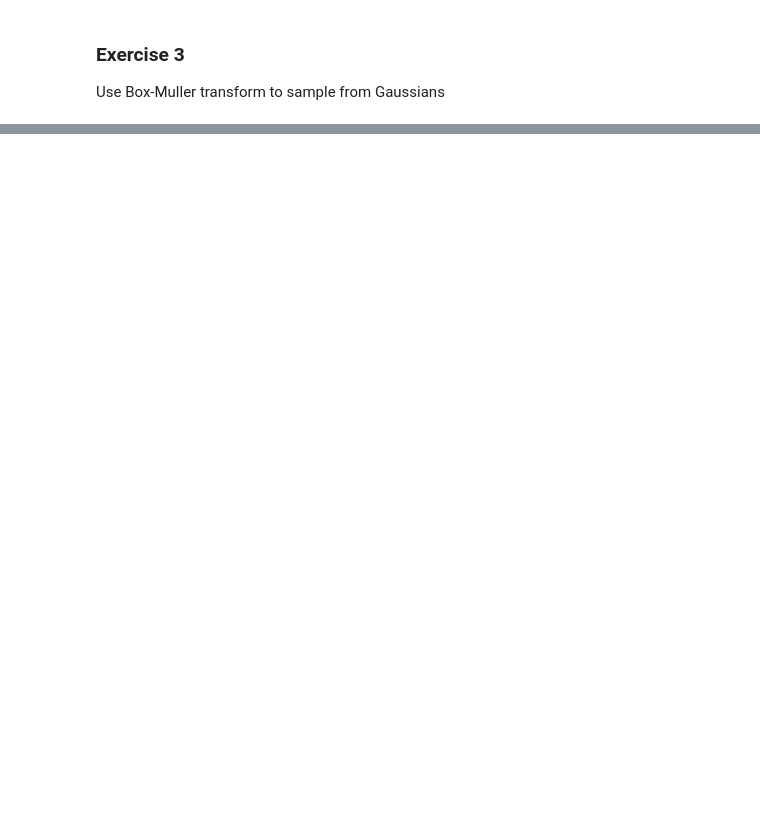
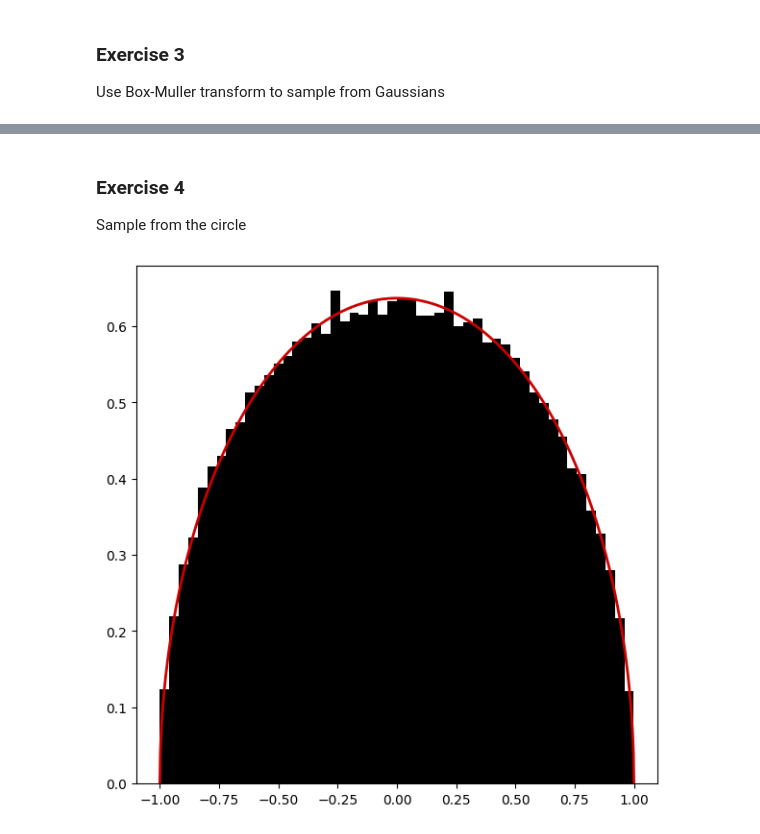
Before and after one commit to jCabala/learn-by-practise, a Jupyter notebook: ICL/stochasticSimulationICL/week3.ipynb, the cells around one changed output, grey strips where cells are left out. Cells and saved outputs as stored; diff of their text form; code cells hidden in the pictures; blank space fills up the shorter version.

```diff
--- a/ICL/stochasticSimulationICL/week3.ipynb
+++ b/ICL/stochasticSimulationICL/week3.ipynb
@@ -83,0 +104,45 @@ plt.hist(weighted_truncated_gaussians, bins=BINS, density=True);
+# %% [markdown]
+### Exercise 4
+Sample from the circle
+# %%
+import numpy as np
+import matplotlib.pyplot as plt
+
+# sample uniformly within a circle
+def sample_circle(n):
+    x_1 = np.zeros(n)
+    x_2 = np.zeros(n)
+    for i in range(n):
+        while True:
+            x_1[i] = np.random.uniform(-1, 1)
+            x_2[i] = np.random.uniform(-1, 1)
+            if x_1[i]**2 + x_2[i]**2 <= 1:
+                break
+    return x_1, x_2
+
+# plot the circle and samples
+def plot_circle(x_1, x_2):
+    fig = plt.figure(figsize=(7, 7))
+    plt.plot(x_1, x_2, 'k.')
+    t = np.linspace(0, 2 * np.pi, 100)
+    plt.plot(np.cos(t), np.sin(t), 'r-')
+    plt.xlim([-1, 1])
+    plt.ylim([-1, 1])
+    plt.show()
+
+n = 100000
+x_1, x_2 = sample_circle(n)
+
+# marginal of x
+def marginal(x):
+    return (2 / np.pi) * np.sqrt(1 - x**2)
+
+# plot the marginal of x and histogram of x
+xx = np.linspace(-1, 1, 1000)
+
+fig, axs = plt.subplots(1, 1, figsize=(7, 7))
+axs.hist(x_1, bins=50, density=True, color='k', alpha=1)
+axs.plot(xx, marginal(xx), color=[0.8, 0, 0], linewidth=2)
+plt.show()
+# %% [output]
+[figure, added]
```
Also changed, not shown: parts of 4 cells of this notebook, 2 other files.
